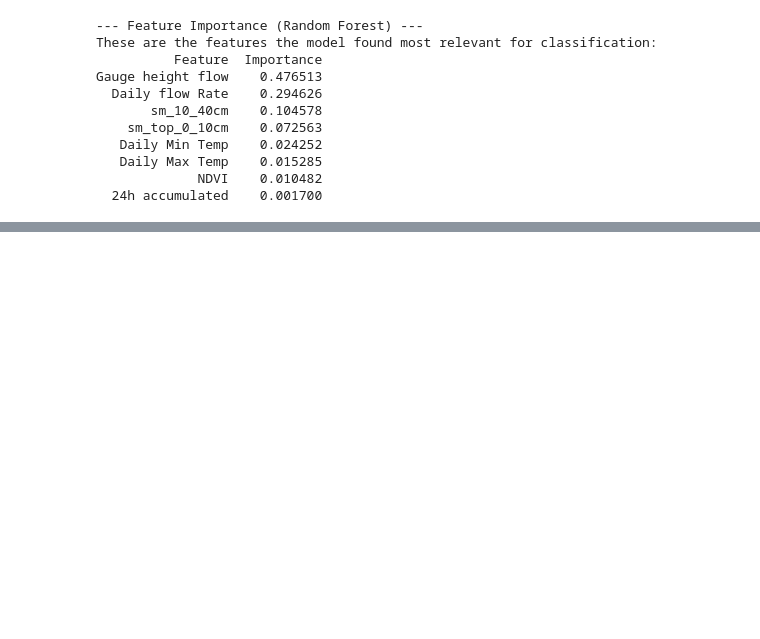
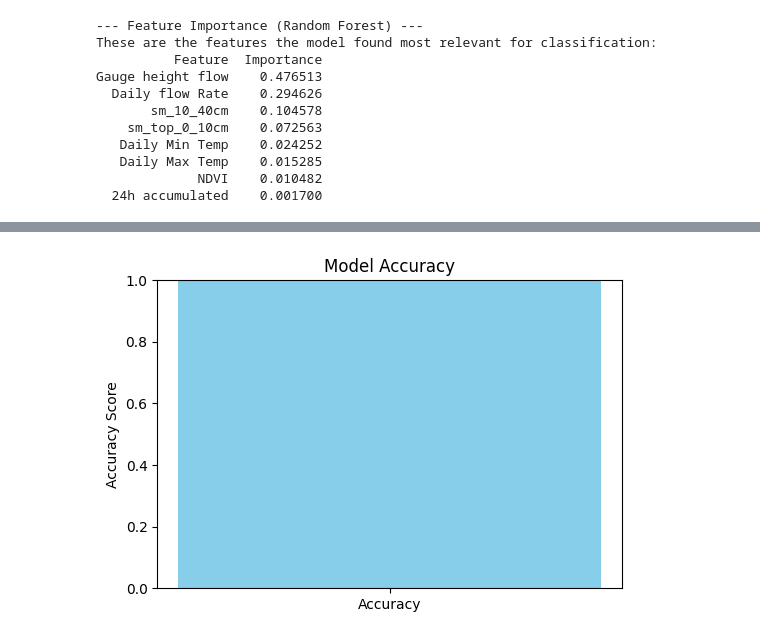
Before and after one commit to Bibek04-bit/Flood-Forecasting, a Jupyter notebook: Random_Forest_Classifier.ipynb, the cells around one changed output, grey strips where cells are left out. Drawn from its saved outputs; the diff is of its cells as text; code cells hidden in the pictures; blank space fills up the shorter version.

```diff
--- a/Random_Forest_Classifier.ipynb
+++ b/Random_Forest_Classifier.ipynb
@@ -181,0 +195,9 @@ Gauge height flow    0.476513
+# %%
+plt.figure(figsize=(6, 4))
+plt.bar(['Accuracy'], [accuracy], color='skyblue')
+plt.ylim(0, 1)
+plt.ylabel('Accuracy Score')
+plt.title('Model Accuracy')
+plt.show()
+# %% [output]
+[figure, added]
```
Also changed, not shown: parts of 1 cell of this notebook.
